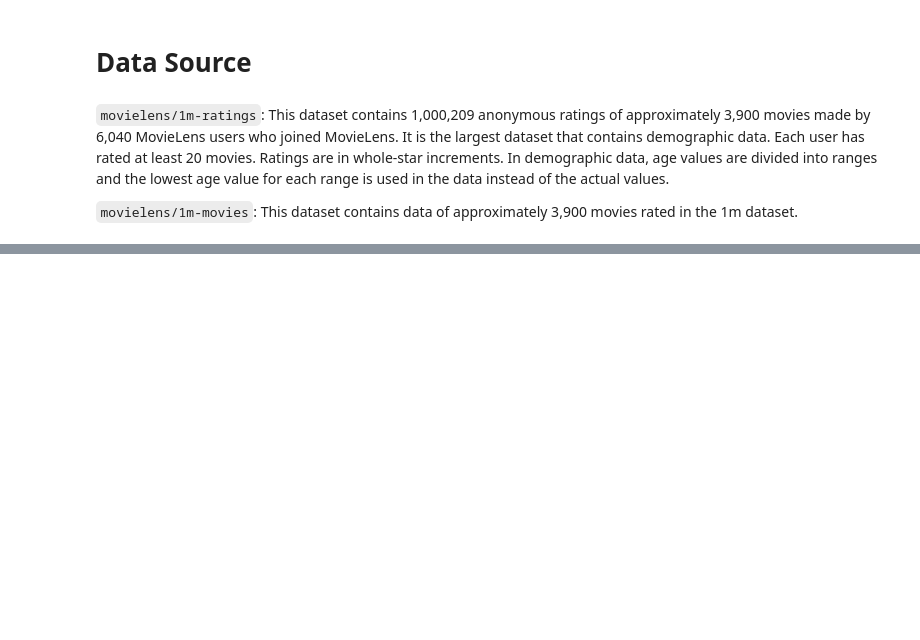
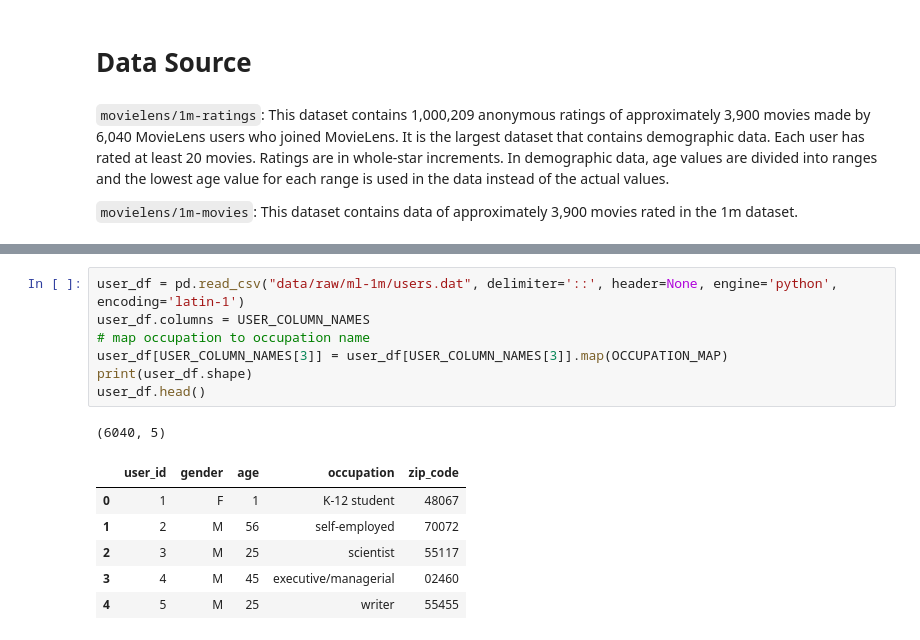
Before and after one commit to placeboo/RecSys, a Jupyter notebook: MovieLens/notebook.ipynb, the cells around one changed output, grey strips where cells are left out. Drawn from its saved outputs; the diff is of its cells as text; blank space fills up the shorter version.

```diff
--- a/MovieLens/notebook.ipynb
+++ b/MovieLens/notebook.ipynb
@@ -59,0 +63,15 @@ movie_df.head(5)
+# %%
+user_df = pd.read_csv("data/raw/ml-1m/users.dat", delimiter='::', header=None, engine='python', encoding='latin-1')
+user_df.columns = USER_COLUMN_NAMES
+# map occupation to occupation name
+user_df[USER_COLUMN_NAMES[3]] = user_df[USER_COLUMN_NAMES[3]].map(OCCUPATION_MAP)
+print(user_df.shape)
+user_df.head()
+# %% [output]
+(6040, 5)
+|  | user_id | gender | age | occupation | zip_code |
+| 0 | 1 | F | 1 | K-12 student | 48067 |
+| 1 | 2 | M | 56 | self-employed | 70072 |
+| 2 | 3 | M | 25 | scientist | 55117 |
+| 3 | 4 | M | 45 | executive/managerial | 02460 |
+| 4 | 5 | M | 25 | writer | 55455 |
```
Also changed, not shown: parts of 12 cells of this notebook, 5 other files.
